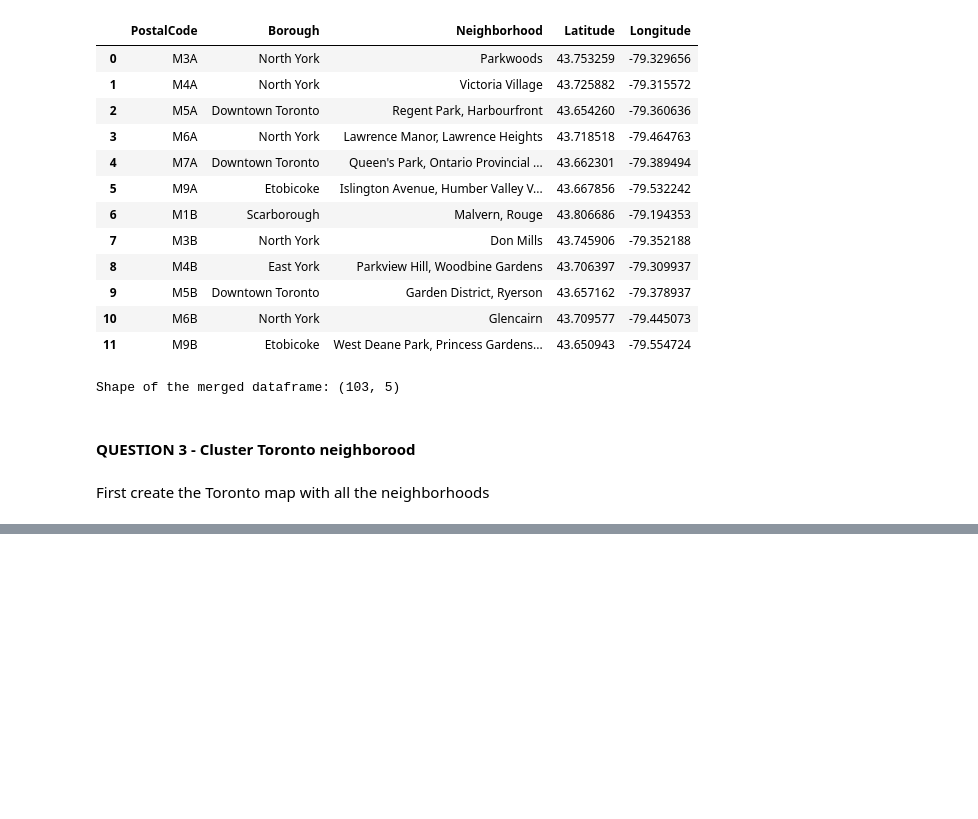
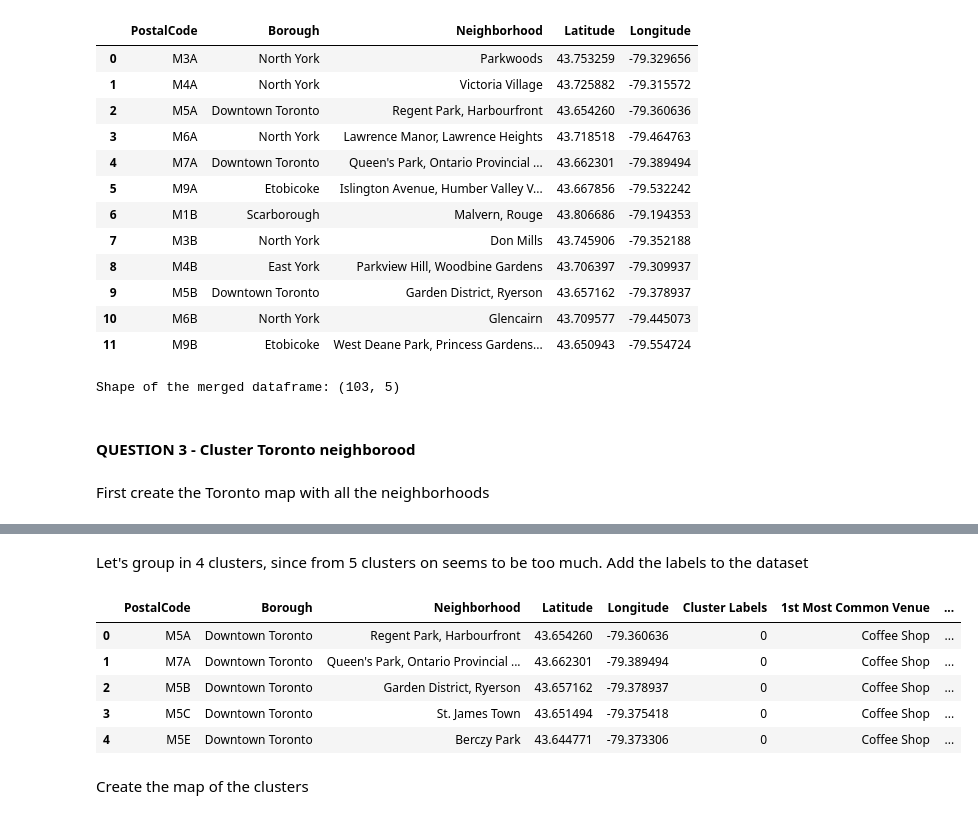
Before and after one commit to bonviniales/Coursera_Capstone, a Jupyter notebook: Capstone Data Science Project.ipynb, the cells around one changed output, grey strips where cells are left out. Drawn from its saved outputs; the diff is of its cells as text; code cells hidden in the pictures; blank space fills up the shorter version.

```diff
--- a/Capstone Data Science Project.ipynb
+++ b/Capstone Data Science Project.ipynb
@@ -139,0 +365,25 @@ a = 2
+# %% [markdown]
+Let's group in 4 clusters, since from 5 clusters on seems to be too much.
+Add the labels to the dataset
+# %%
+# Retrieve the labels and add them to the dataframe
+km4 = KMeans(n_clusters=4, random_state=1).fit(downtown_grouped_clustering)
+
+# add clustering labels
+neighborhoods_venues_sorted.insert(0, 'Cluster Labels', km4.labels_)
+
+downtown_merged = downt_neigh_coord_df
+
+# merge toronto_grouped with toronto_data to add latitude/longitude for each neighborhood
+downtown_merged = downtown_merged.join(neighborhoods_venues_sorted.set_index('Neighborhood'), on='Neighborhood')
+
+downtown_merged.head()
+# %% [output]
+|  | PostalCode | Borough | Neighborhood | Latitude | Longitude | Cluster Labels | 1st Most Common Venue | ... |
+| 0 | M5A | Downtown Toronto | Regent Park, Harbourfront | 43.654260 | -79.360636 | 0 | Coffee Shop | ... |
+| 1 | M7A | Downtown Toronto | Queen's Park, Ontario Provincial ... | 43.662301 | -79.389494 | 0 | Coffee Shop | ... |
+| 2 | M5B | Downtown Toronto | Garden District, Ryerson | 43.657162 | -79.378937 | 0 | Coffee Shop | ... |
+| 3 | M5C | Downtown Toronto | St. James Town | 43.651494 | -79.375418 | 0 | Coffee Shop | ... |
+| 4 | M5E | Downtown Toronto | Berczy Park | 43.644771 | -79.373306 | 0 | Coffee Shop | ... |
+# %% [markdown]
+Create the map of the clusters
```
Also changed, not shown: parts of 17 cells of this notebook.
